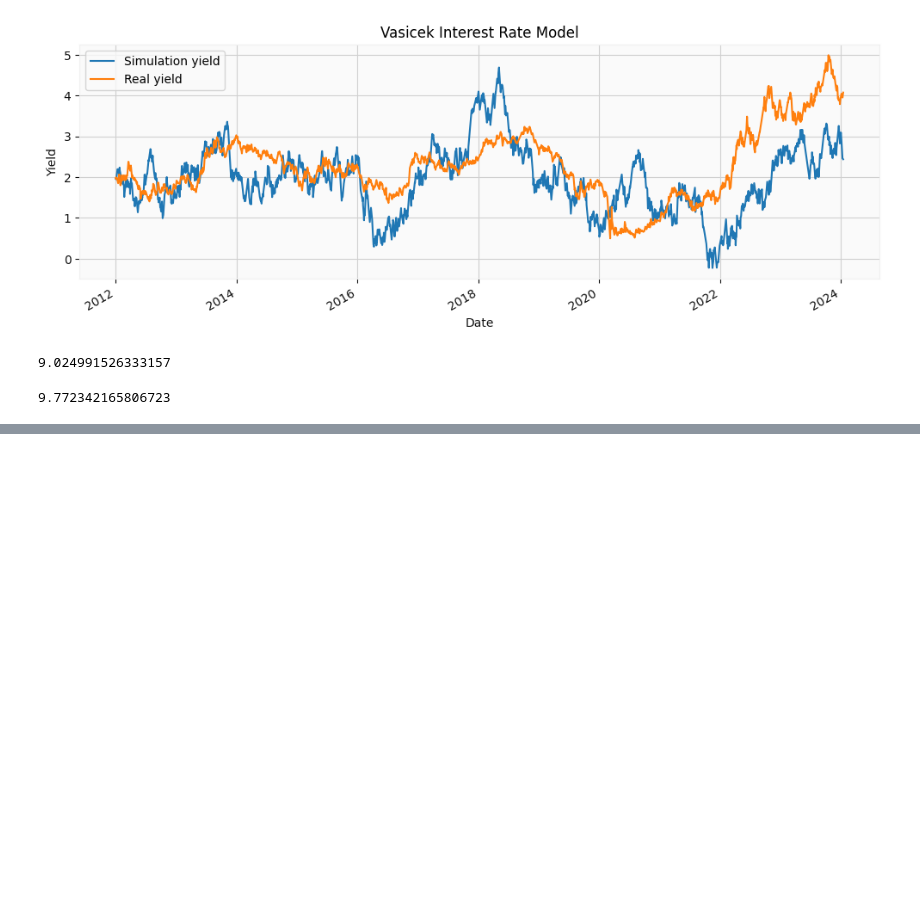
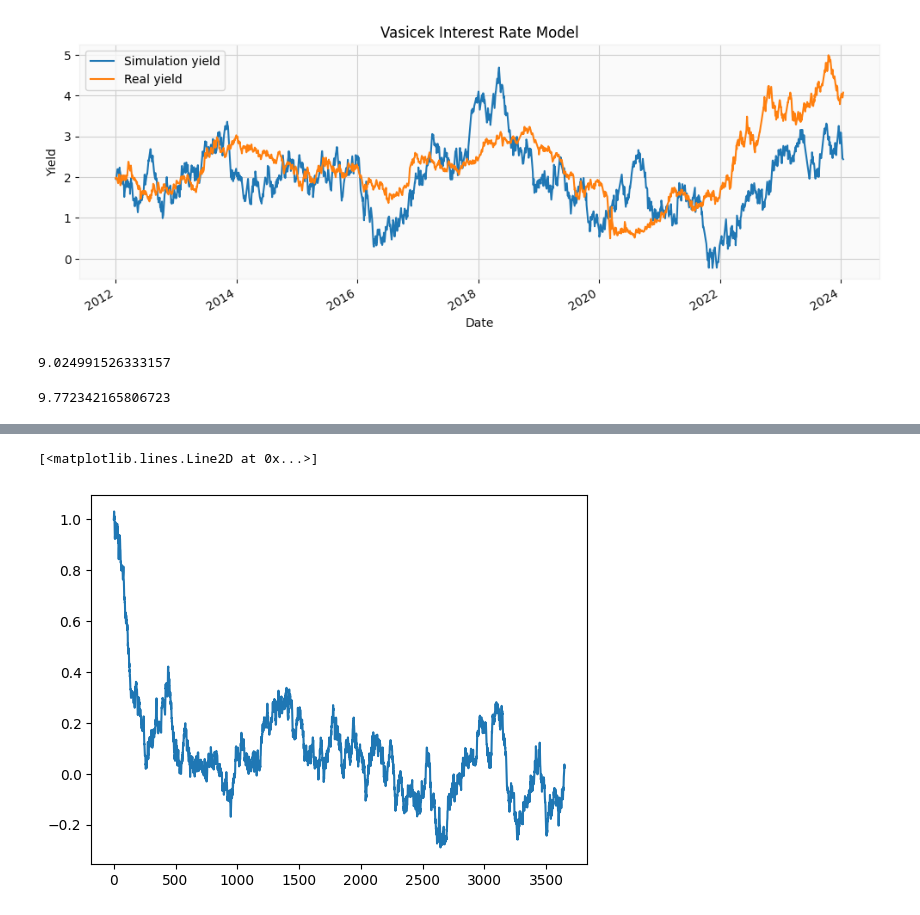
Before and after one commit to laic0022/FN6813-Interest-Rate-Derivatives, a Jupyter notebook: 1. Short Rates and Bond Pricing/ST_MRM.ipynb, the cells around one changed output, grey strips where cells are left out. Cells and saved outputs as stored; diff of their text form; code cells hidden in the pictures; blank space fills up the shorter version.

```diff
--- a/1. Short Rates and Bond Pricing/ST_MRM.ipynb
+++ b/1. Short Rates and Bond Pricing/ST_MRM.ipynb
@@ -326,0 +339,5 @@ plt.show()
+# %%
+plt.plot(R[0])
+# %% [output]
+[<matplotlib.lines.Line2D at 0x...>]
+[figure, added]
```
Also changed, not shown: parts of 13 cells of this notebook.
